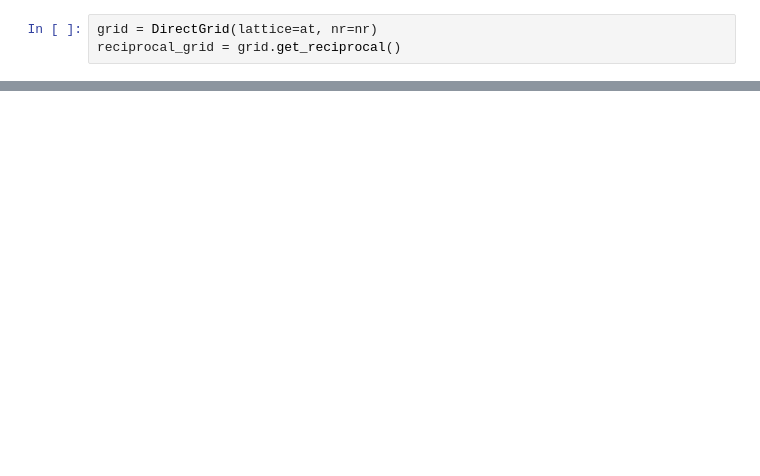
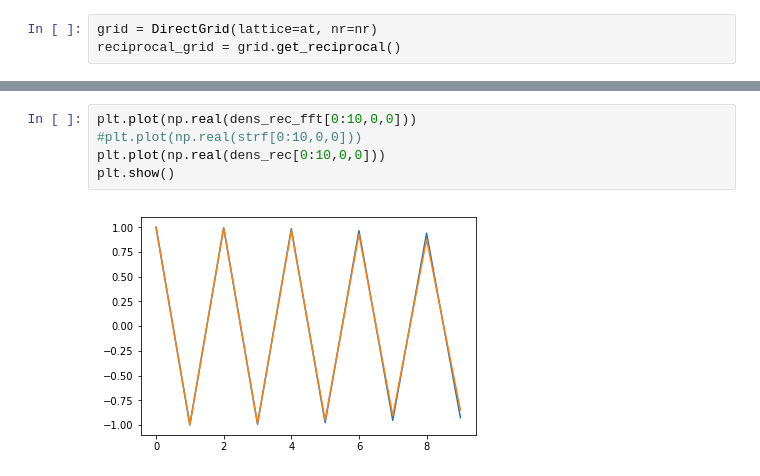
Before and after one commit to alesgenova/pbcpy, a Jupyter notebook: notebooks/check_fft_ifft_pbcpy2.ipynb, the cells around one changed output, grey strips where cells are left out. Drawn from its saved outputs; the diff is of its cells as text; blank space fills up the shorter version.

```diff
--- a/notebooks/check_fft_ifft_pbcpy2.ipynb
+++ b/notebooks/check_fft_ifft_pbcpy2.ipynb
@@ -57,0 +82,7 @@ plt.plot(dens[:,0,0])
+# %%
+plt.plot(np.real(dens_rec_fft[0:10,0,0]))
+#plt.plot(np.real(strf[0:10,0,0]))
+plt.plot(np.real(dens_rec[0:10,0,0]))
+plt.show()
+# %% [output]
+[figure, added]
```
Also changed, not shown: parts of 12 cells of this notebook, 1 other file.
